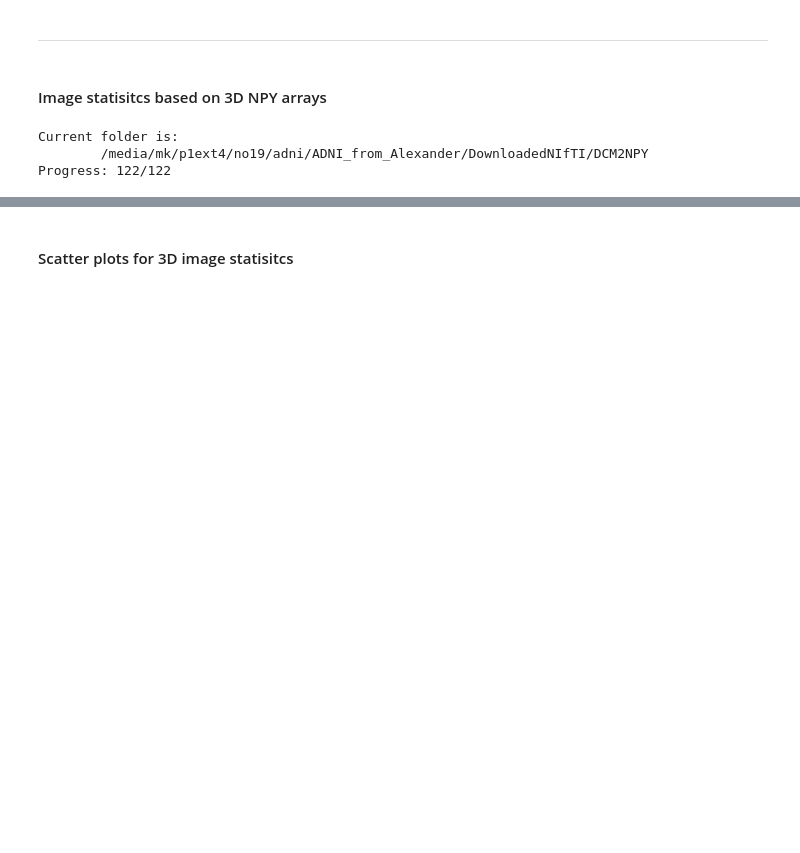
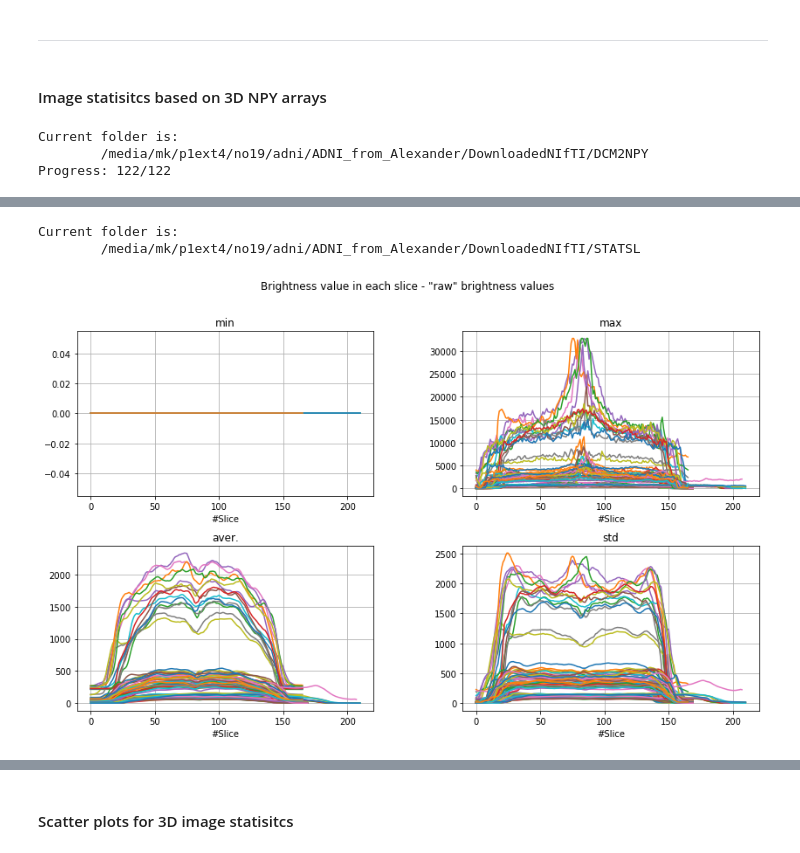
Before and after one commit to marekkoc/adni_basics, a Jupyter notebook: 3-adni-pydicom-basic-statistics.ipynb, the cells around one changed output, grey strips where cells are left out. Drawn from its saved outputs; the diff is of its cells as text; code cells hidden in the pictures; blank space fills up the shorter version.

```diff
--- a/3-adni-pydicom-basic-statistics.ipynb
+++ b/3-adni-pydicom-basic-statistics.ipynb
@@ -77,13 +71,11 @@ Folder tree structure in ADNI data folder
 # %% [markdown]
 ##### Convertion from 2D DICOMs to one 3D NPY array
 # %%
-# Walk through a folder tree in ADNI directory
-# and converts 2D DICOM slices in into one 3D NPY array in each subfolder
+# Walk through a folder tree in ADNI main directory,
+# convert 2D DICOM slices in into one 3D NPY array in each subfolder
 
 os.chdir(folder)
-pthInfo()
-# pth to current dir
-curDir = os.getcwd()
+f1.pthInfo()
 
 # find all subjects
 subDirs = os.listdir('.')
@@ -91,15 +83,16 @@ subDirs = [d for d in subDirs if os.path.isdir(d)]
 subDirs.sort()
 subCnt = 0
 
+# Look for "MPRAGE", "MP-RAGE"
 nameToFind = 'rage'
 
 # an limitation of processed folders
-dirsToProcess = 100
+dirsToProcess = 5
 
 # go into subject dir
 for sub in subDirs[:dirsToProcess]:
     subCnt += 1
-    # print progress
+    # print convertion progress
     f1.progress(subCnt, dirsToProcess)
 
     os.chdir(sub)
@@ -118,8 +111,8 @@ for sub in subDirs[:dirsToProcess]:
                 dcmFiles = os.listdir('.')
                 dcmFiles = [f for f in dcmFiles if f.lower().endswith('.dcm')]
 
-                ##########################################
-                # here should be a main part of the algorithm
+                ##############################################################
+                # here should be a main part of the convertion
 
                 # convertion from DICOM to Nifti
                 saveName = "{}-{}.npy".format(sub, s)
@@ -128,7 +121,7 @@ for sub in subDirs[:dirsToProcess]:
                 savePth = os.path.join(dcm2npyPth, saveName) # DCM2NPY folder
                 im3dx = f2.convertDICOM2NPY(savePth)
 
-                ##########################################
+                ##############################################################
 
                 # go up from s
                 os.chdir('../')
@@ -227,0 +180,26 @@ Current folder is:
+# %%
+# plot of all slice statistisc from a STATSL folder
+
+if 0:
+    %matplotlib qt5
+else:
+    %matplotlib inline
+
+# go in a folder
+os.chdir(statslPth)
+f1.pthInfo()
+
+sl_files = os.listdir('.')
+sl_files.sort()
+
+fig, ax = plt.subplots(2,2, figsize=(14,8))
+mainTitle = 'Brightness value in each slice - "raw" brightness values'
+xLabel = '#Slice'
+
+for k, f in enumerate(sl_files):
+    statSL = np.load(f)
+    f2.plot4stats(statSL, mainTitle, xLabel, fig, ax, line='-')
+# %% [output]
+Current folder is:
+        /media/mk/p1ext4/no19/adni/ADNI_from_Alexander/DownloadedNIfTI/STATSL
+[figure, added]
```
Also changed, not shown: parts of 18 cells of this notebook, 2 other files.
